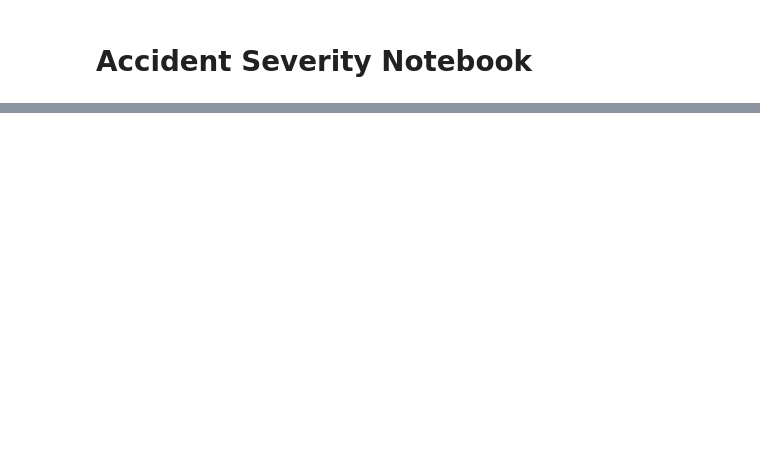
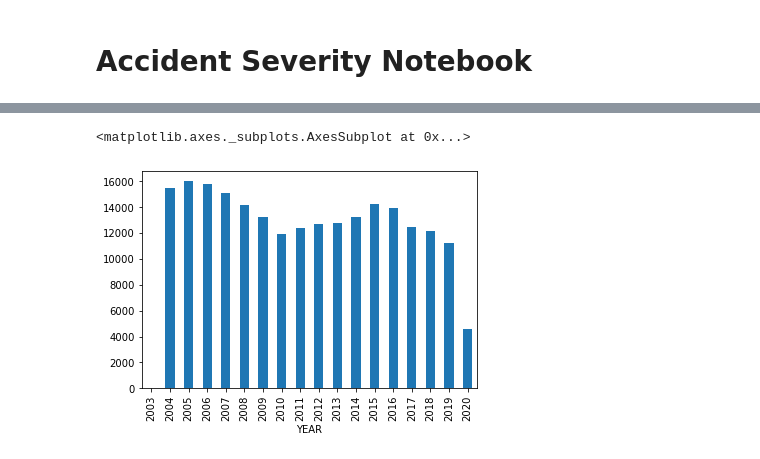
Before and after one commit to ChristianRM/Coursera_Capstone, a Jupyter notebook: ProjectNotebook.ipynb, the cells around one changed output, grey strips where cells are left out. Saved outputs shown, nothing was run; the diff lists cells and outputs as text; code cells hidden in the pictures; blank space fills up the shorter version.

```diff
--- a/ProjectNotebook.ipynb
+++ b/ProjectNotebook.ipynb
@@ -69,0 +36,28 @@ df.groupby(['SEVERITYCODE']).count()
+# %%
+# Remove time from date time string
+df['INCDATE']=df['INCDATE'].str[:10]
+
+# Add year month and day columns
+df[['YEAR', 'MONTH','DAY']]=df["INCDATE"].str.split("/", expand=True)
+
+# Transform String into DateTime
+df['INCDATE'] = pd.to_datetime(df['INCDATE'])
+
+# Get day of the week
+# Monday=0, Sunday=6.
+df['DAYOFWEEK'] = df['INCDATE'].dt.dayofweek
+# %%
+# Droping unnesesary columns
+dropcol_list = ['X', 'Y', 'INCKEY',
+                'COLDETKEY', 'REPORTNO', 'EXCEPTRSNCODE',
+                'EXCEPTRSNDESC', 'STATUS', 'INTKEY', 'INCDATE',
+                'INCDTTM', 'SDOT_COLCODE', 'SDOT_COLDESC',
+                'SDOTCOLNUM', 'ST_COLCODE', 'ST_COLDESC',
+                'SEGLANEKEY', 'CROSSWALKKEY']
+df.drop(dropcol_list, axis=1, inplace = True)
+# %%
+# Number of incidents each year
+df.groupby('YEAR').size().plot.bar()
+# %% [output]
+<matplotlib.axes._subplots.AxesSubplot at 0x...>
+[figure, added]
```
Also changed, not shown: parts of 15 cells of this notebook.
